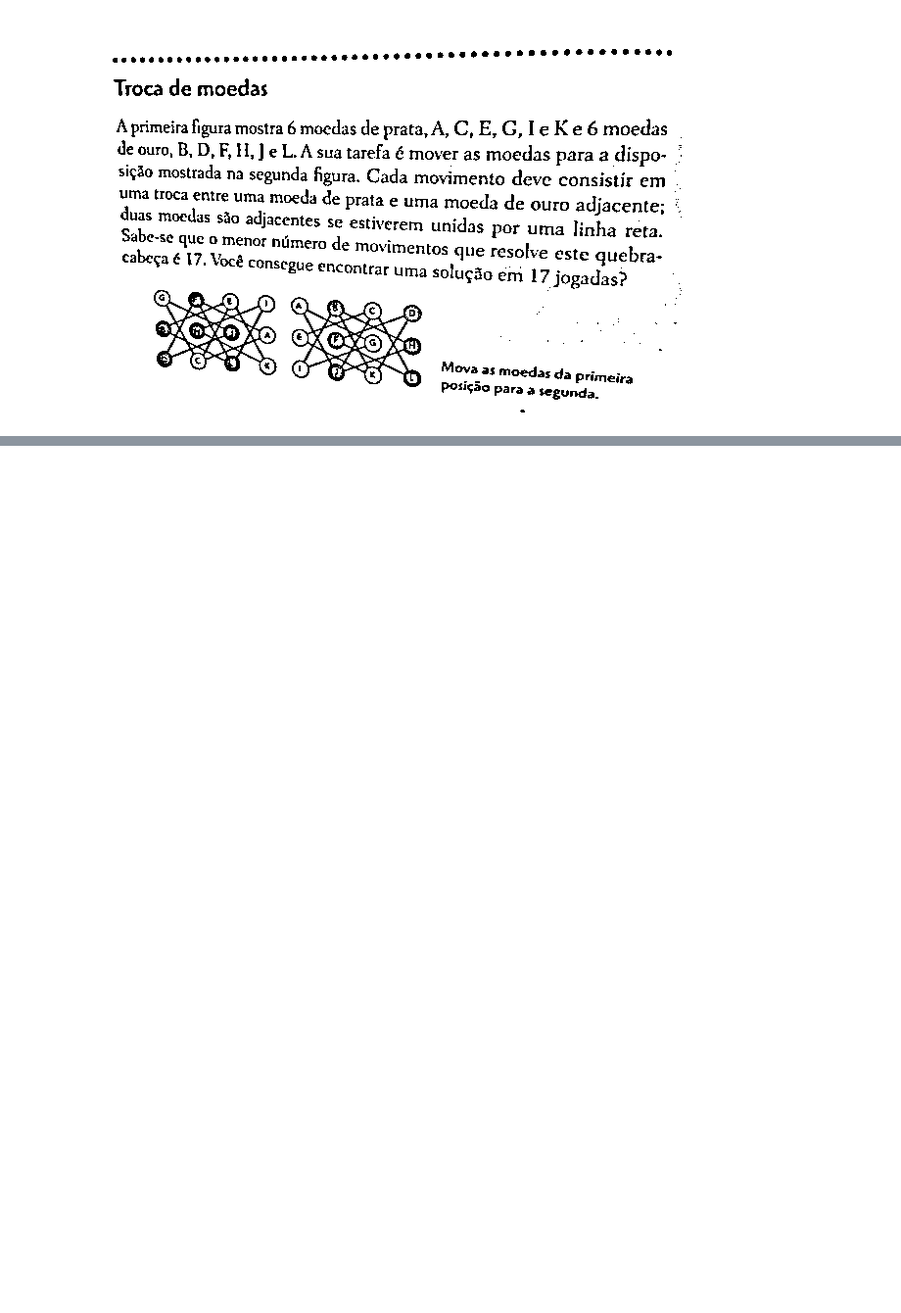
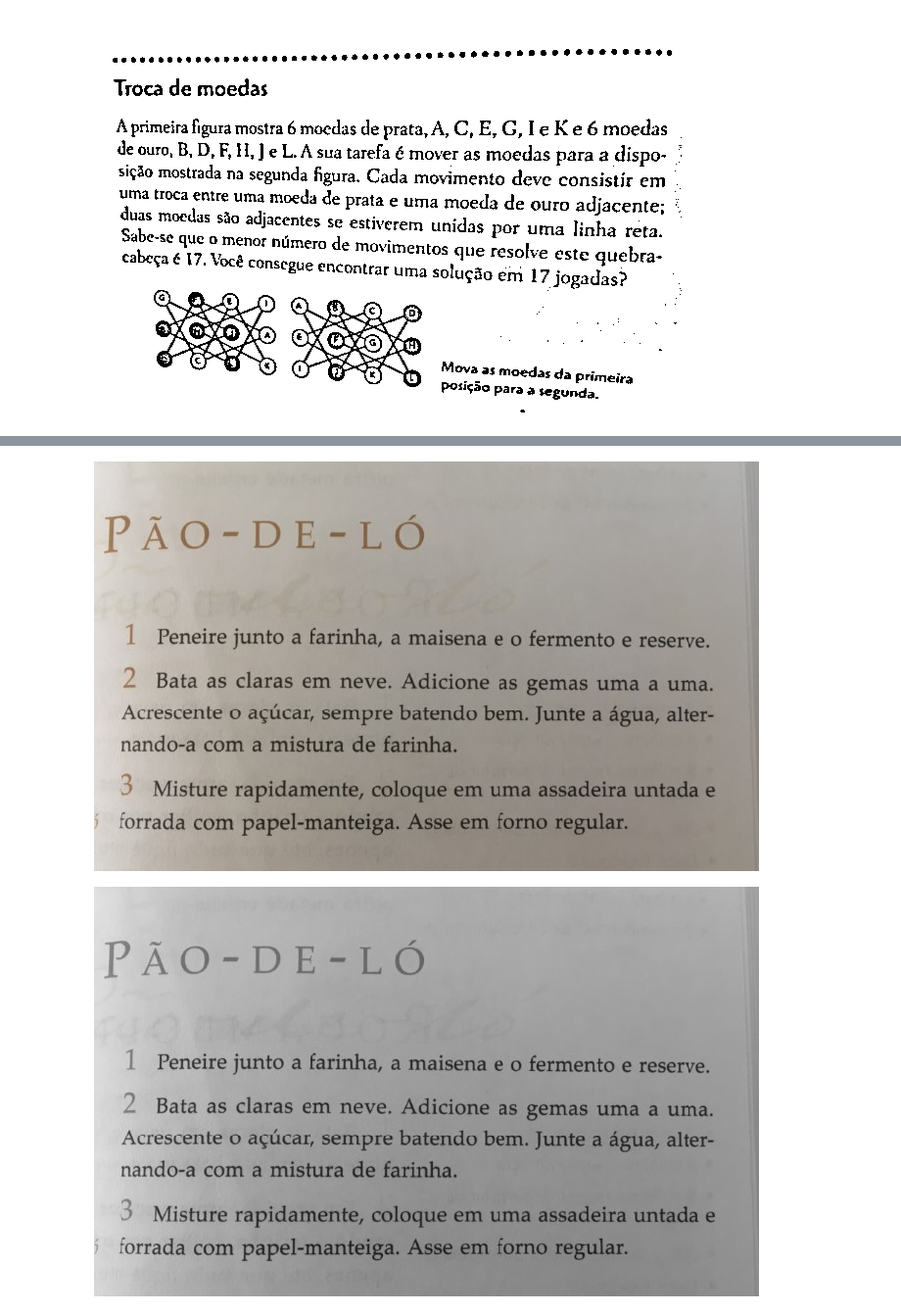
Before and after one commit to gopalbala/img-processing, a Jupyter notebook: preprocess.ipynb, the cells around one changed output, grey strips where cells are left out. Shown at 98% size. Drawn from its saved outputs; the diff is of its cells as text; code cells hidden in the pictures; blank space fills up the shorter version.

```diff
--- a/preprocess.ipynb
+++ b/preprocess.ipynb
@@ -95,0 +135,8 @@ cv2_imshow(adpmean)
+# %%
+pao = cv2.imread('/content/recipe01.jpg')
+cv2_imshow(pao)
+grpao = cv2.cvtColor(pao, cv2.COLOR_BGR2GRAY)
+cv2_imshow(grpao)
+# %% [output]
+[figure, added]
+[figure, added]
```
Also changed, not shown: parts of 19 cells of this notebook.
